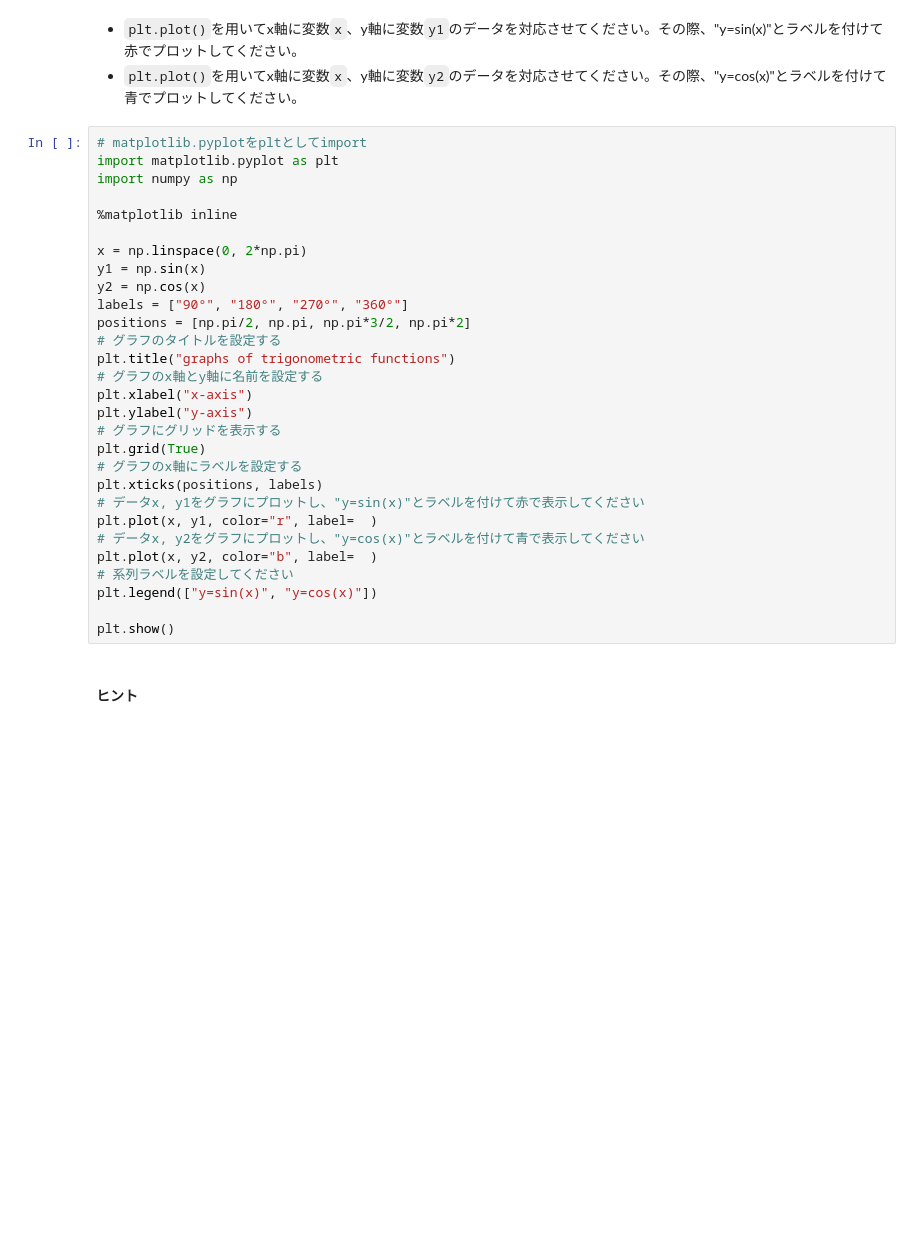
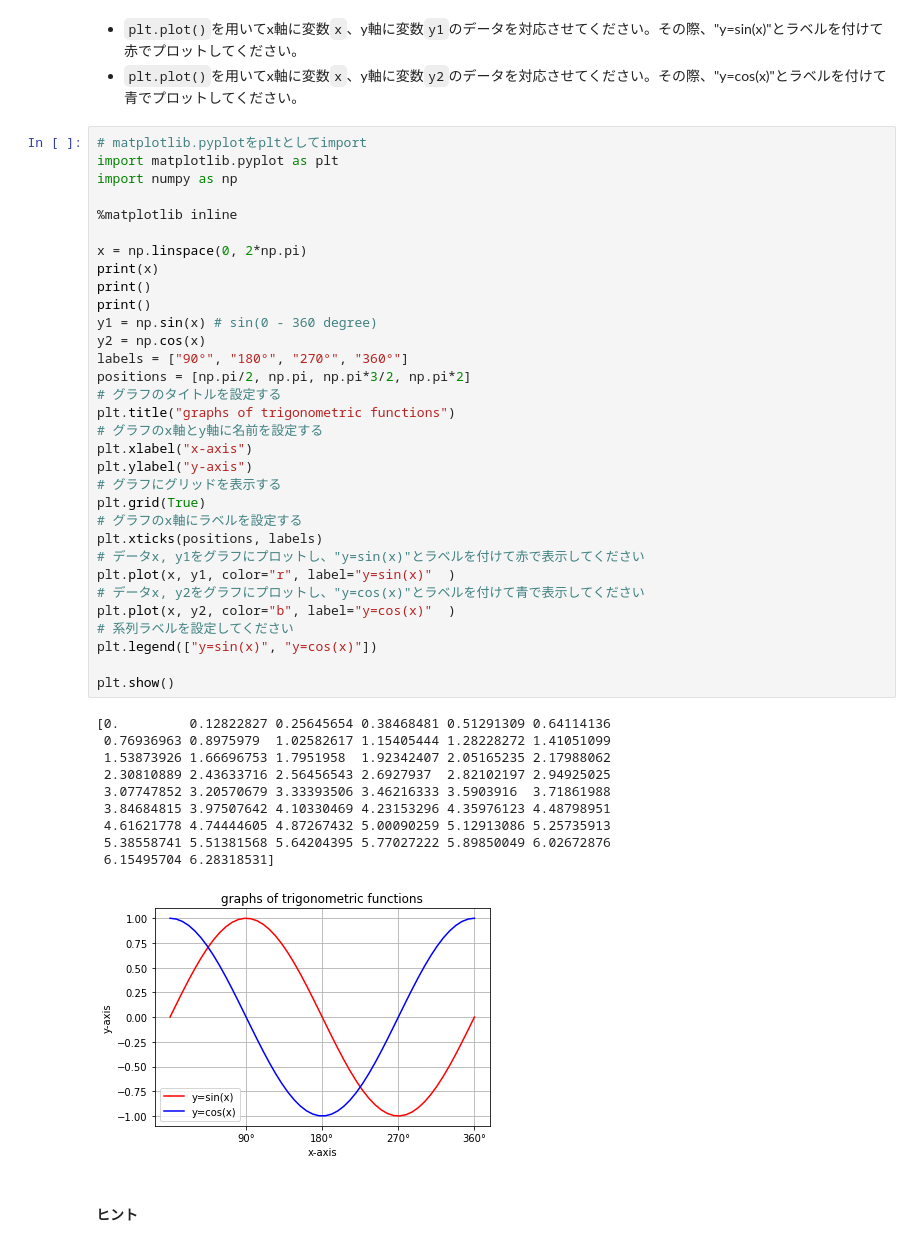
Before and after one commit to Eigo-Mt-Fuji/aiml-training, a Jupyter notebook: 4040_data_visualization/chapter2.ipynb, the cells around one changed output. Drawn from its saved outputs; the diff is of its cells as text; blank space fills up the shorter version.

```diff
--- a/4040_data_visualization/chapter2.ipynb
+++ b/4040_data_visualization/chapter2.ipynb
@@ -449,32 +459,46 @@ plt.show()
 # %%
 # matplotlib.pyplotをpltとしてimport
 import matplotlib.pyplot as plt
 import numpy as np
 
 %matplotlib inline
 
 x = np.linspace(0, 2*np.pi)
-y1 = np.sin(x)
+print(x)
+print()
+print()
+y1 = np.sin(x) # sin(0 - 360 degree)
 y2 = np.cos(x)
 labels = ["90°", "180°", "270°", "360°"]
 positions = [np.pi/2, np.pi, np.pi*3/2, np.pi*2]
 # グラフのタイトルを設定する
 plt.title("graphs of trigonometric functions")
 # グラフのx軸とy軸に名前を設定する
 plt.xlabel("x-axis")
 plt.ylabel("y-axis")
 # グラフにグリッドを表示する
 plt.grid(True)
 # グラフのx軸にラベルを設定する
 plt.xticks(positions, labels)
 # データx, y1をグラフにプロットし、"y=sin(x)"とラベルを付けて赤で表示してください
-plt.plot(x, y1, color="r", label=  )
+plt.plot(x, y1, color="r", label="y=sin(x)"  )
 # データx, y2をグラフにプロットし、"y=cos(x)"とラベルを付けて青で表示してください
-plt.plot(x, y2, color="b", label=  )
+plt.plot(x, y2, color="b", label="y=cos(x)"  )
 # 系列ラベルを設定してください
 plt.legend(["y=sin(x)", "y=cos(x)"])
 
 plt.show()
+# %% [output]
+[0.         0.12822827 0.25645654 0.38468481 0.51291309 0.64114136
+ 0.76936963 0.8975979  1.02582617 1.15405444 1.28228272 1.41051099
+ 1.53873926 1.66696753 1.7951958  1.92342407 2.05165235 2.17988062
+ 2.30810889 2.43633716 2.56456543 2.6927937  2.82102197 2.94925025
+ 3.07747852 3.20570679 3.33393506 3.46216333 3.5903916  3.71861988
+ 3.84684815 3.97507642 4.10330469 4.23153296 4.35976123 4.48798951
+ 4.61621778 4.74444605 4.87267432 5.00090259 5.12913086 5.25735913
+ 5.38558741 5.51381568 5.64204395 5.77027222 5.89850049 6.02672876
+ 6.15495704 6.28318531]
+[figure, added]
 # %% [markdown]
 #### ヒント
 # %% [markdown]
```
Also changed, not shown: parts of 14 cells of this notebook, 18 other files.
